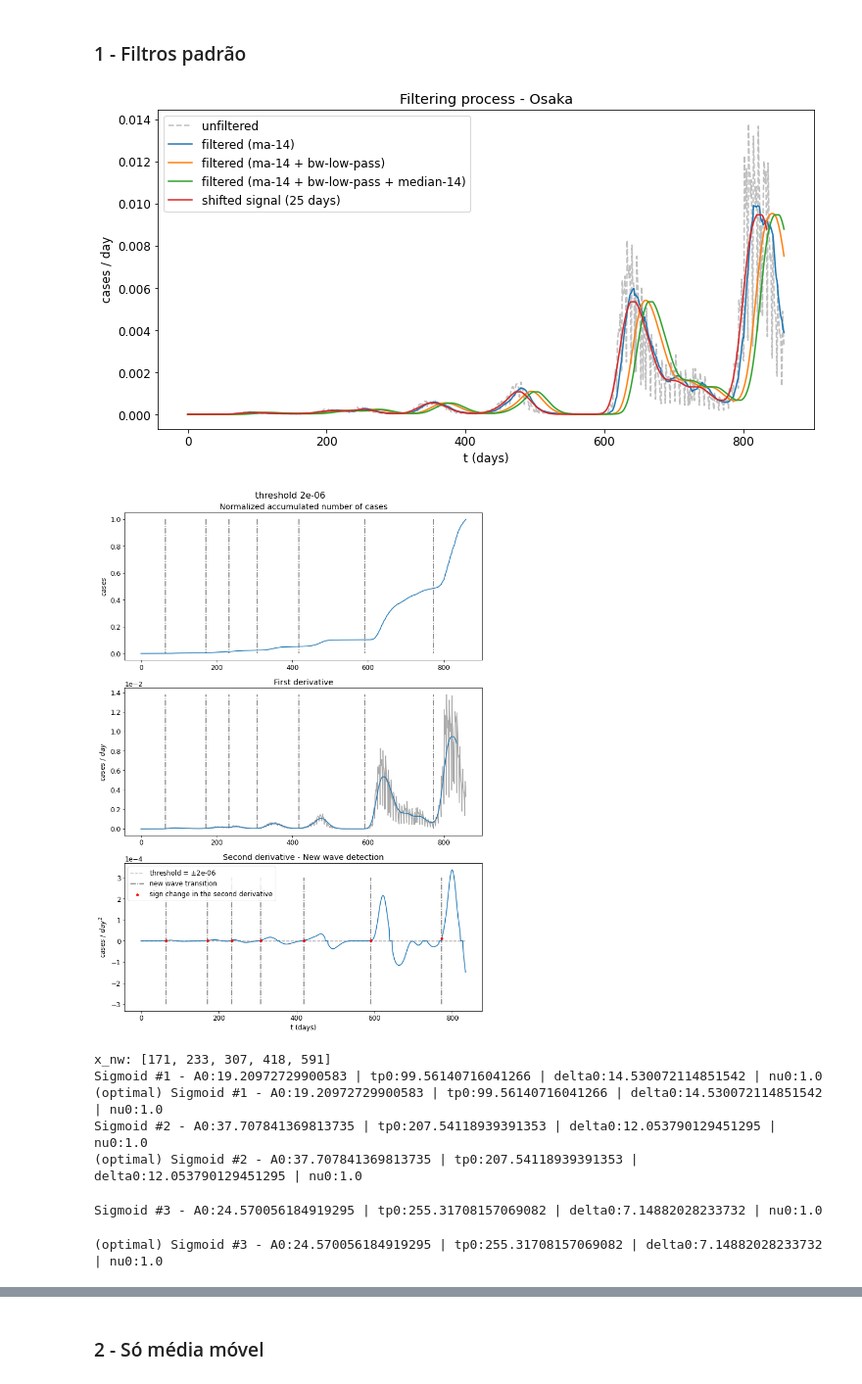
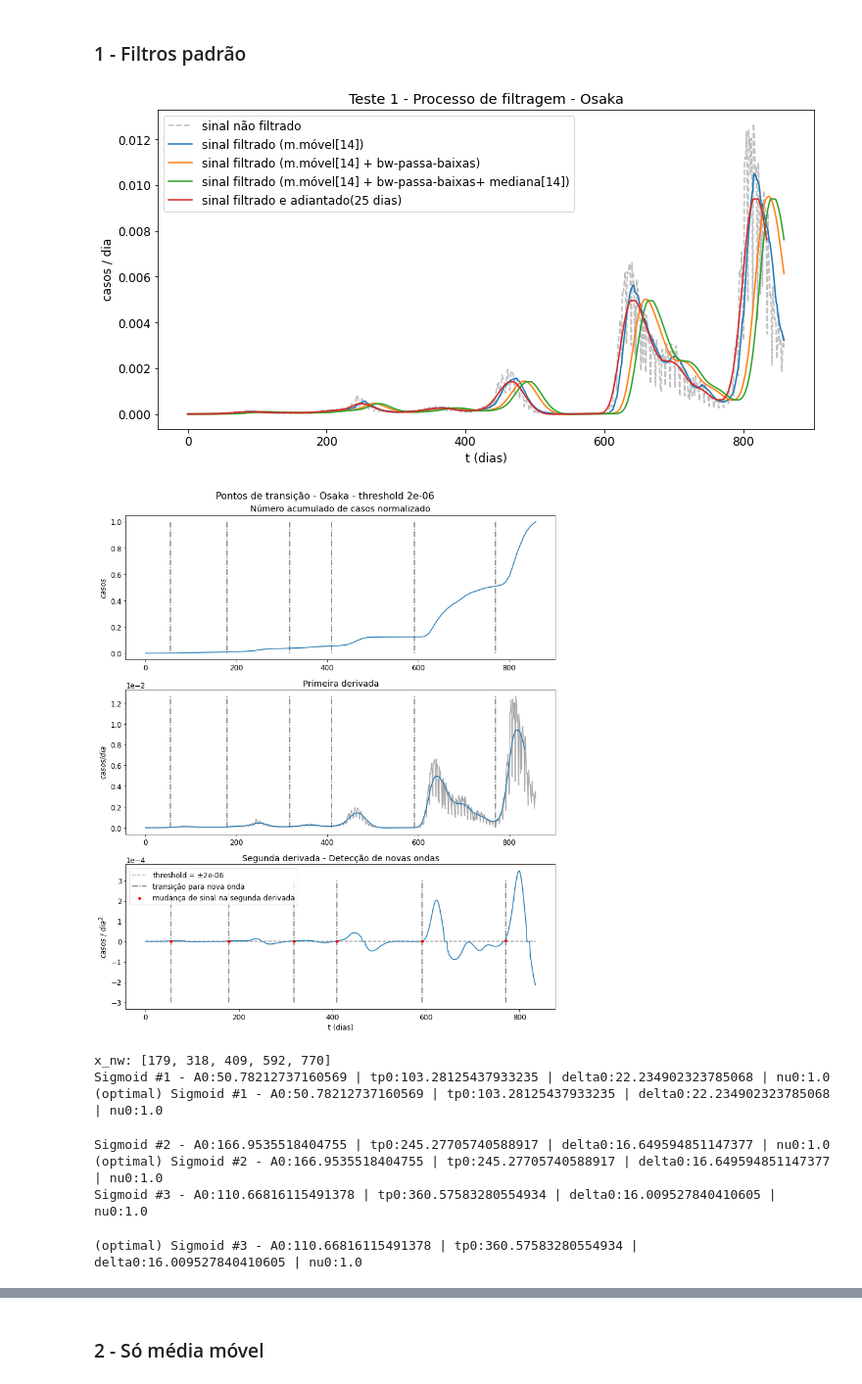
Before and after one commit to fpelogia/epid-models, a Jupyter notebook: Organizado/estudo_tg_filtros.ipynb, the cells around one changed output, grey strips where cells are left out. Shown at 98% size. Saved outputs shown, nothing was run; the diff lists cells and outputs as text; code cells hidden in the pictures.

Commit message:
Testes TG - Outubro/Novembro

```diff
--- a/Organizado/estudo_tg_filtros.ipynb
+++ b/Organizado/estudo_tg_filtros.ipynb
@@ -20,7 +20,7 @@ from new_wave_filt import get_transition_points
 Carregando dados
 # %%
 # Import data
-data = pd.read_csv("../Datasets/osaka.csv")
+data = pd.read_csv("../Datasets/tokyo.csv")
 city_name = 'Osaka'
 indicator='cases'
 # %%
@@ -59,13 +59,13 @@ def initial_cond_0(y_t):
     nu0 = 1
     return [A0, tp0, delta0, nu0]
 
-optimize.initial_cond = initial_cond_0
+optimize_tg.initial_cond = initial_cond_0
 
 def update_cond_nw(A0, tp0):
     tp0 += 150 # Obs: ideal distance between sigmois ~ 150 days
     A0 *= 0.005
     return [A0, tp0]
-optimize.update_cond = update_cond_nw
+optimize_tg.update_cond = update_cond_nw
 # %% [markdown]
 ## Testando diferentes filtros
 # %%
@@ -102,66 +102,68 @@ rel_rmse_by_test['Interval'] = ['Wave 1', 'Waves 1 to 2', 'Waves 1 to 3', 'Waves
 def filter_data(data):
 
     plt.figure(figsize=(12, 6))
-    plt.title(f"Filtering process - {city_name}")
-    plt.xlabel("t (days)")
-    plt.ylabel("cases / day")
+    plt.title(f"Teste 1 - Processo de filtragem - {city_name}")
+    plt.xlabel("t (dias)")
+    plt.ylabel("casos / dia")
 
     # Plotting unfiltered version
-    plt.plot(data, label="unfiltered", c='silver', linestyle='dashed')
+    plt.plot(data, label="sinal não filtrado", c='silver', linestyle='dashed')
 
     # Moving average with 14-day window
     filtered_data = moving_average(data, 14)
-    plt.plot(filtered_data, label="filtered (ma-14)")
+    plt.plot(filtered_data, label="sinal filtrado (m.móvel[14])")
 
     # 2nd Order Low-Pass Filter with 14-day window
     order = 2
     fs = len(data) # sampling rate
     cutoff = 14 # cutoff freq.
     filtered_data =  butterworth_lowpass_filter(filtered_data, cutoff, fs, order)
-    plt.plot(filtered_data, label="filtered (ma-14 + bw-low-pass)")
+    plt.plot(filtered_data, label="sinal filtrado (m.móvel[14] + bw-passa-baixas)")
 
     # Median filter with 14-day window
     filtered_data = median_filter(filtered_data, 14)
-    plt.plot(filtered_data, label="filtered (ma-14 + bw-low-pass + median-14)")
+    plt.plot(filtered_data, label="sinal filtrado (m.móvel[14] + bw-passa-baixas+ mediana[14])")
 
     # Reduce the delay effect introduced by the filtering process
     # Advance the signal by 25 days
     n_days_shift = 25
     filtered_data = filtered_data[n_days_shift:]
-    plt.plot(filtered_data, label=f"shifted signal ({n_days_shift} days)")
+    plt.plot(filtered_data, label=f"sinal filtrado e adiantado({n_days_shift} dias)")
 
     plt.legend()
+
+    plt.savefig(f'Figuras/TG_filtering_process_{city_name}.png', dpi=600)
     plt.show()
 
     return filtered_data
 
 new_wave_filt.filter_data = filter_data
 
 # =================================================================================================
 
 # Transition Points
-x_nw = get_transition_points(acc_data, visual=True, threshold=2e-6, indicator = indicator)
+x_nw = get_transition_points(acc_data, visual=True, city_name=city_name, threshold=2e-6, indicator = indicator)
 x_nw = x_nw[1:6]
 
 print('x_nw:', x_nw)
 
-sig_params, rel_rmse_list = optimize.fit_data(acc_data,
+sig_params, rel_rmse_list = optimize_tg.fit_data(acc_data,
                                daily_data,
                                city_name,
                                x_nw,
                                indicator = indicator,
                                n_weeks_pred = 0,
                                scaling_factor = scaling_factor
                             )
 
 rel_rmse_by_test['Test 1'] = rel_rmse_list
 # %% [output]
-[figure, old version]
+[figure, new version]
-[figure, old version]
+[figure, new version]
-x_nw: [171, 233, 307, 418, 591]
-Sigmoid #1 - A0:19.20972729900583 | tp0:99.56140716041266 | delta0:14.530072114851542 | nu0:1.0
-(optimal) Sigmoid #1 - A0:19.20972729900583 | tp0:99.56140716041266 | delta0:14.530072114851542 | nu0:1.0
-Sigmoid #2 - A0:37.707841369813735 | tp0:207.54118939391353 | delta0:12.053790129451295 | nu0:1.0
-(optimal) Sigmoid #2 - A0:37.707841369813735 | tp0:207.54118939391353 | delta0:12.053790129451295 | nu0:1.0
+x_nw: [179, 318, 409, 592, 770]
+Sigmoid #1 - A0:50.78212737160569 | tp0:103.28125437933235 | delta0:22.234902323785068 | nu0:1.0
+(optimal) Sigmoid #1 - A0:50.78212737160569 | tp0:103.28125437933235 | delta0:22.234902323785068 | nu0:1.0
-Sigmoid #3 - A0:24.570056184919295 | tp0:255.31708157069082 | delta0:7.14882028233732 | nu0:1.0
+Sigmoid #2 - A0:166.9535518404755 | tp0:245.27705740588917 | delta0:16.649594851147377 | nu0:1.0
+(optimal) Sigmoid #2 - A0:166.9535518404755 | tp0:245.27705740588917 | delta0:16.649594851147377 | nu0:1.0
+Sigmoid #3 - A0:110.66816115491378 | tp0:360.57583280554934 | delta0:16.009527840410605 | nu0:1.0
-(optimal) Sigmoid #3 - A0:24.570056184919295 | tp0:255.31708157069082 | delta0:7.14882028233732 | nu0:1.0
+(optimal) Sigmoid #3 - A0:110.66816115491378 | tp0:360.57583280554934 | delta0:16.009527840410605 | nu0:1.0
```
Also changed, not shown: parts of 8 cells of this notebook, 11 other files.
